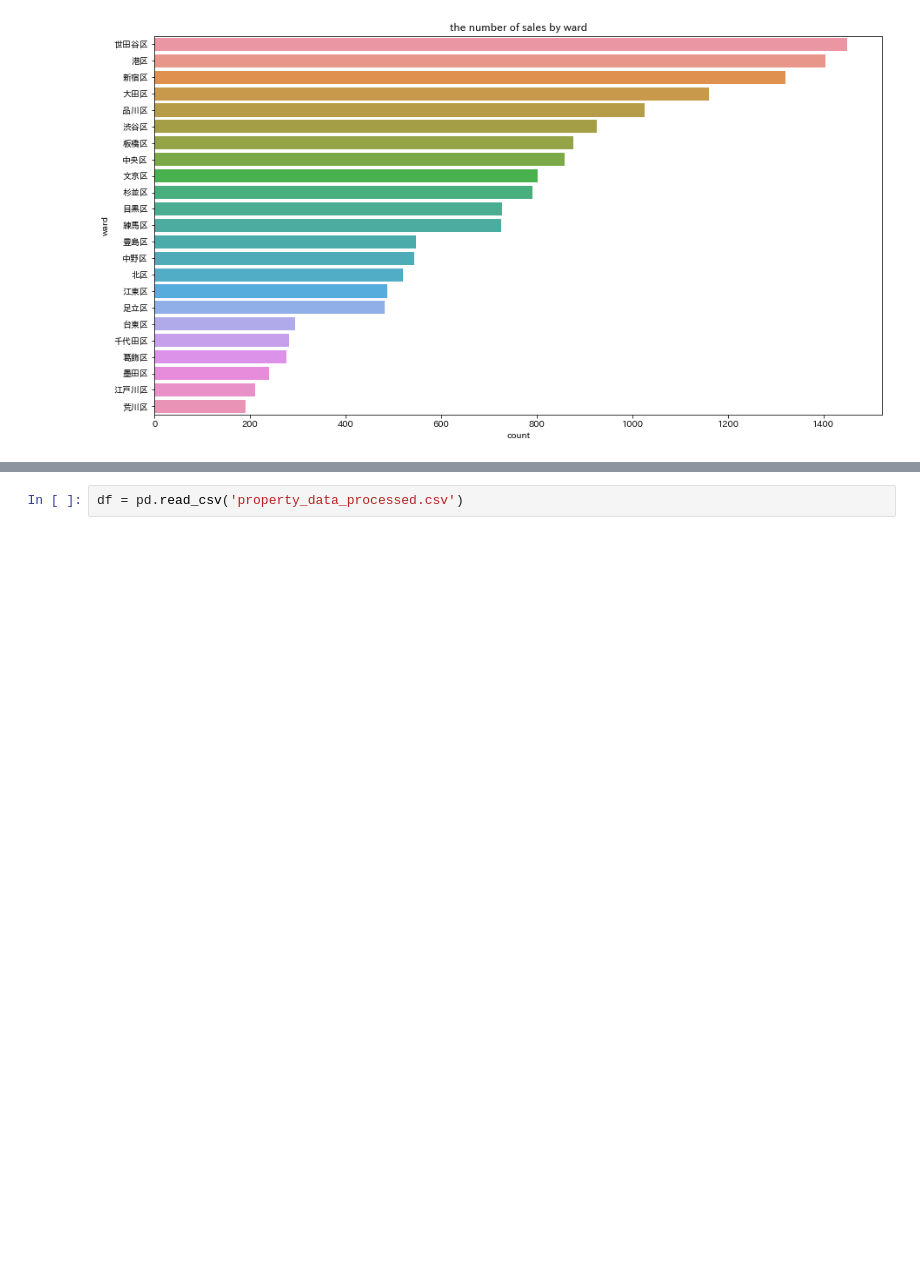
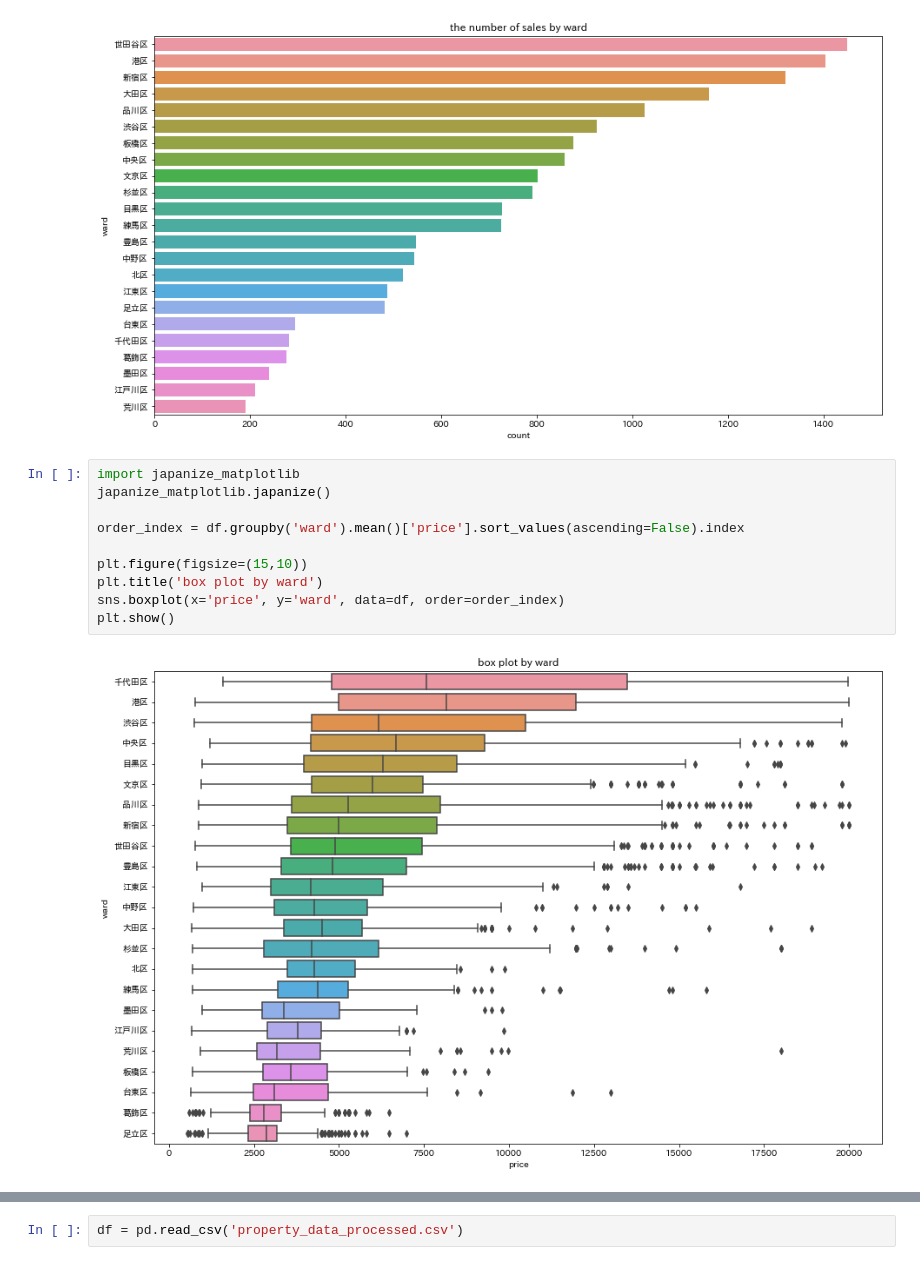
Before and after one commit to xoxo-sho/pridict_apartment, a Jupyter notebook: model.ipynb, the cells around one changed output, grey strips where cells are left out. Drawn from its saved outputs; the diff is of its cells as text; blank space fills up the shorter version.

```diff
--- a/model.ipynb
+++ b/model.ipynb
@@ -552,3 +552,15 @@ sns.countplot(y='ward', data=df, order=df['ward'].value_counts().index)
 # %% [output]
 <AxesSubplot:title={'center':'the number of sales by ward'}, xlabel='count', ylabel='ward'>
 [figure]
+# %%
+import japanize_matplotlib
+japanize_matplotlib.japanize()
+
+order_index = df.groupby('ward').mean()['price'].sort_values(ascending=False).index
+
+plt.figure(figsize=(15,10))
+plt.title('box plot by ward')
+sns.boxplot(x='price', y='ward', data=df, order=order_index)
+plt.show()
+# %% [output]
+[figure, added]
```
Also changed, not shown: parts of 14 cells of this notebook, 23 other files.
